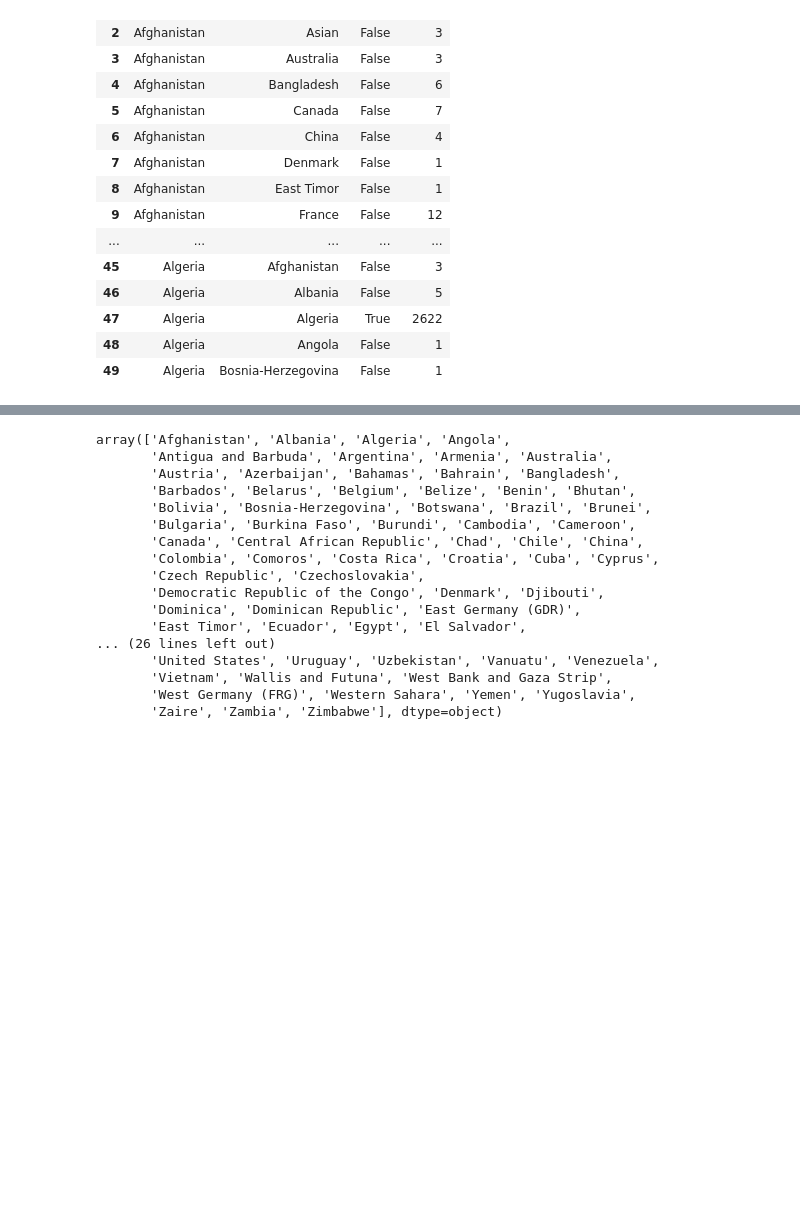
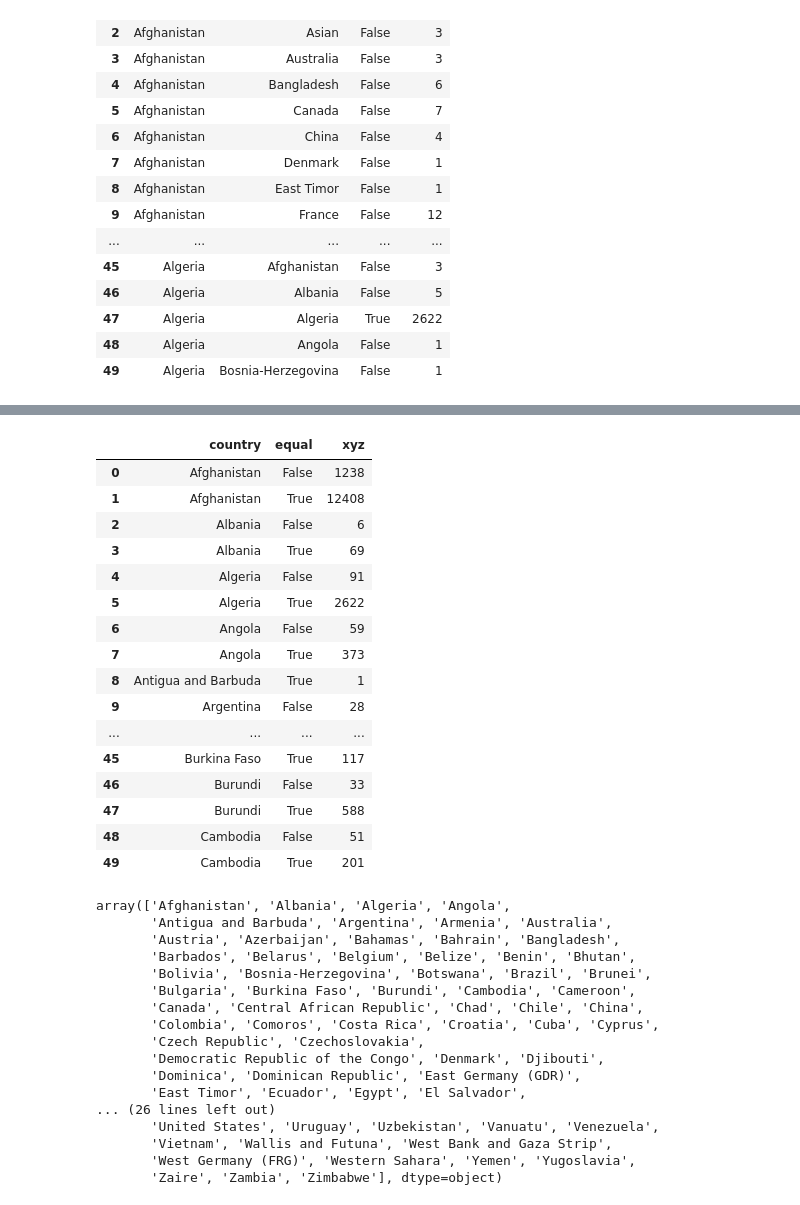
Before and after one commit to 52Godfrey/Resettling-Security-Project, a Jupyter notebook: Terrorism_data/terrorismdata.ipynb, the cells around one changed output, grey strips where cells are left out. Drawn from its saved outputs; the diff is of its cells as text; code cells hidden in the pictures; blank space fills up the shorter version.

```diff
--- a/Terrorism_data/terrorismdata.ipynb
+++ b/Terrorism_data/terrorismdata.ipynb
@@ -184,0 +171,4 @@ new_count.head(50)
+# %%
+# new_count.columns
+new_df = new_count[["country", "equal", "xyz"]]
+new_df.head()
@@ -184,0 +182,3 @@ new_count.head(50)
+# %%
+equal_country = new_df.groupby(["country", "equal"])["xyz"].sum()
+equal_country
@@ -184,0 +199,21 @@ new_count.head(50)
+# %%
+new_df2 = pd.DataFrame(equal_country).reset_index()
+new_df2.head(50)
+# %% [output]
+|  | country | equal | xyz |
+| 0 | Afghanistan | False | 1238 |
+| 1 | Afghanistan | True | 12408 |
+| 2 | Albania | False | 6 |
+| 3 | Albania | True | 69 |
+| 4 | Algeria | False | 91 |
+| 5 | Algeria | True | 2622 |
+| 6 | Angola | False | 59 |
+| 7 | Angola | True | 373 |
+| 8 | Antigua and Barbuda | True | 1 |
+| 9 | Argentina | False | 28 |
+| ... | ... | ... | ... |
+| 45 | Burkina Faso | True | 117 |
+| 46 | Burundi | False | 33 |
+| 47 | Burundi | True | 588 |
+| 48 | Cambodia | False | 51 |
+| 49 | Cambodia | True | 201 |
```
Also changed, not shown: parts of 5 cells of this notebook, 7 other files.
